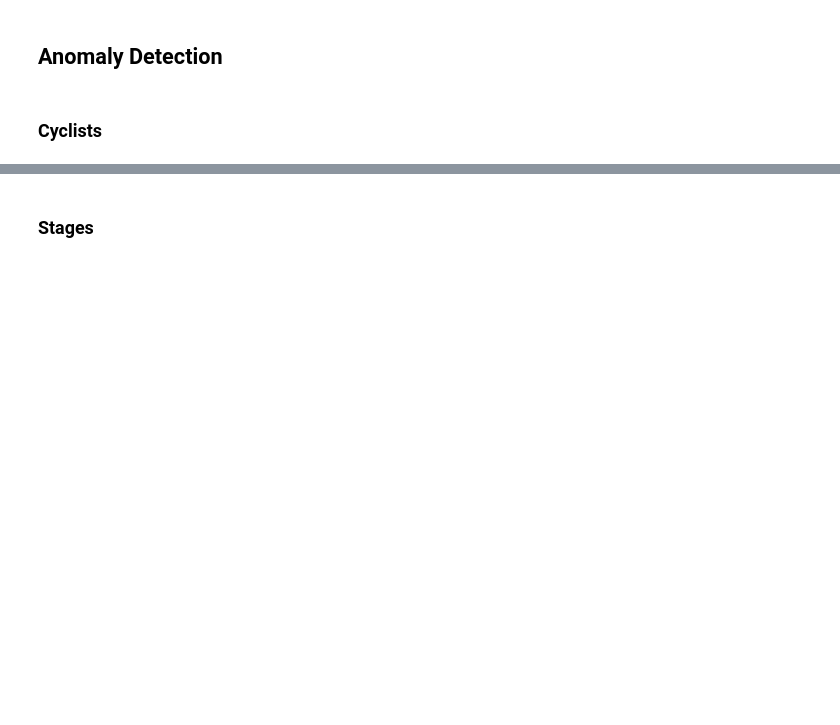
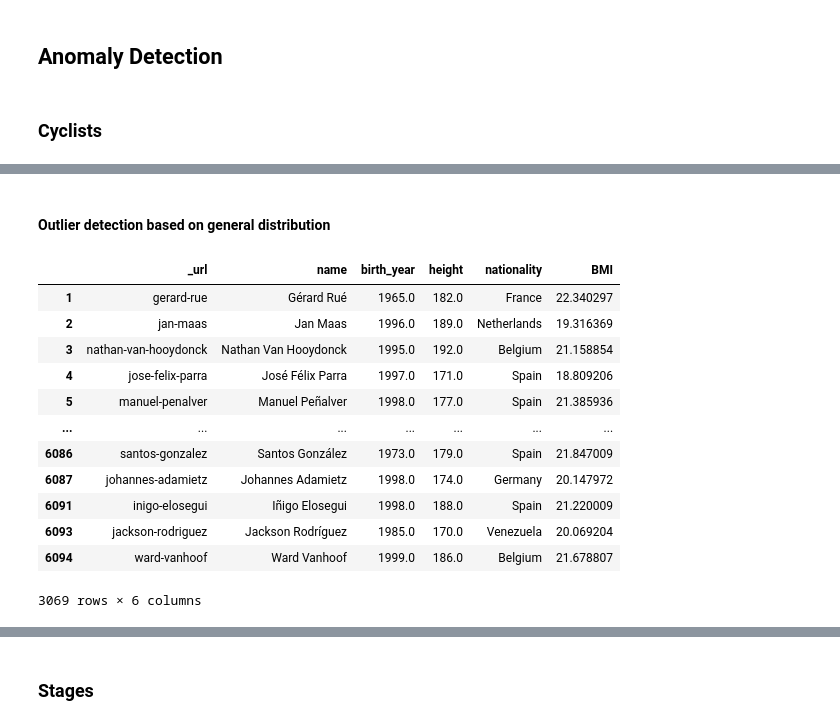
Before and after one commit to DiVitoTommaso/Cyclists-Races_Data-Mining, a Jupyter notebook: FeatEng.ipynb, the cells around one changed output, grey strips where cells are left out. Drawn from its saved outputs; the diff is of its cells as text; code cells hidden in the pictures; blank space fills up the shorter version.

```diff
--- a/FeatEng.ipynb
+++ b/FeatEng.ipynb
@@ -135,0 +161,25 @@ plt.show()
+# %% [markdown]
+#### Outlier detection based on general distribution
+# %%
+Q1 = cyclist_df[["height", "BMI"]].quantile(0.25)
+Q3 = cyclist_df[["height", "BMI"]].quantile(0.75)
+IQR = Q3 - Q1
+mask = (cyclist_df[["height", "BMI"]] > (Q1 - 1.5 * IQR)) & (
+    cyclist_df[["height", "BMI"]] < (Q3 + 1.5 * IQR)
+)
+cyclist_no_outliers_df = cyclist_df[mask.all(axis=1)]
+cyclist_no_outliers_df
+# %% [output]
+|  | _url | name | birth_year | height | nationality | BMI |
+| 1 | gerard-rue | Gérard Rué | 1965.0 | 182.0 | France | 22.340297 |
+| 2 | jan-maas | Jan Maas | 1996.0 | 189.0 | Netherlands | 19.316369 |
+| 3 | nathan-van-hooydonck | Nathan Van Hooydonck | 1995.0 | 192.0 | Belgium | 21.158854 |
+| 4 | jose-felix-parra | José Félix Parra | 1997.0 | 171.0 | Spain | 18.809206 |
+| 5 | manuel-penalver | Manuel Peñalver | 1998.0 | 177.0 | Spain | 21.385936 |
+| ... | ... | ... | ... | ... | ... | ... |
+| 6086 | santos-gonzalez | Santos González | 1973.0 | 179.0 | Spain | 21.847009 |
+| 6087 | johannes-adamietz | Johannes Adamietz | 1998.0 | 174.0 | Germany | 20.147972 |
+| 6091 | inigo-elosegui | Iñigo Elosegui | 1998.0 | 188.0 | Spain | 21.220009 |
+| 6093 | jackson-rodriguez | Jackson Rodríguez | 1985.0 | 170.0 | Venezuela | 20.069204 |
+| 6094 | ward-vanhoof | Ward Vanhoof | 1999.0 | 186.0 | Belgium | 21.678807 |
+3069 rows × 6 columns
```
Also changed, not shown: parts of 6 cells of this notebook, 2 other files.
